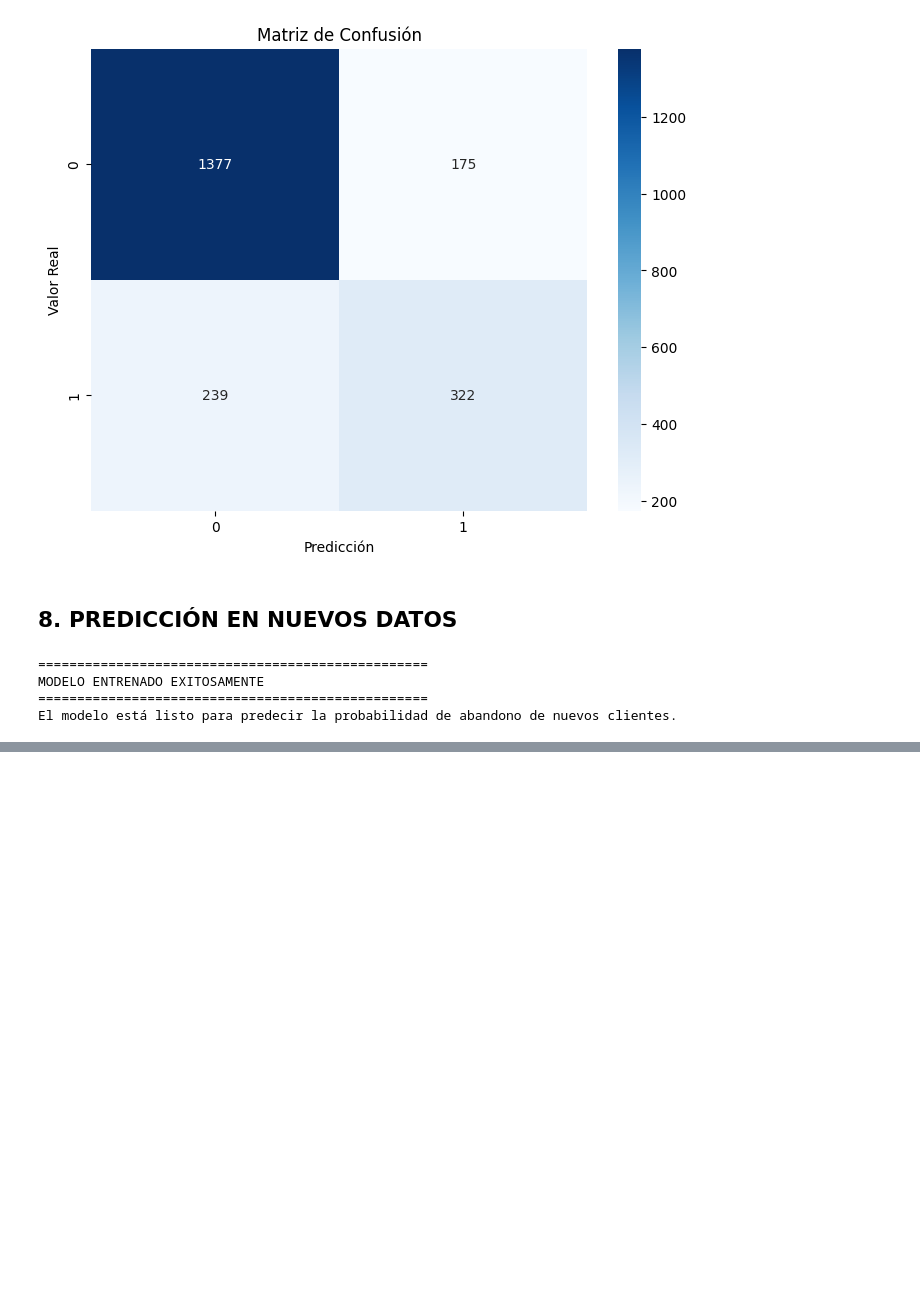
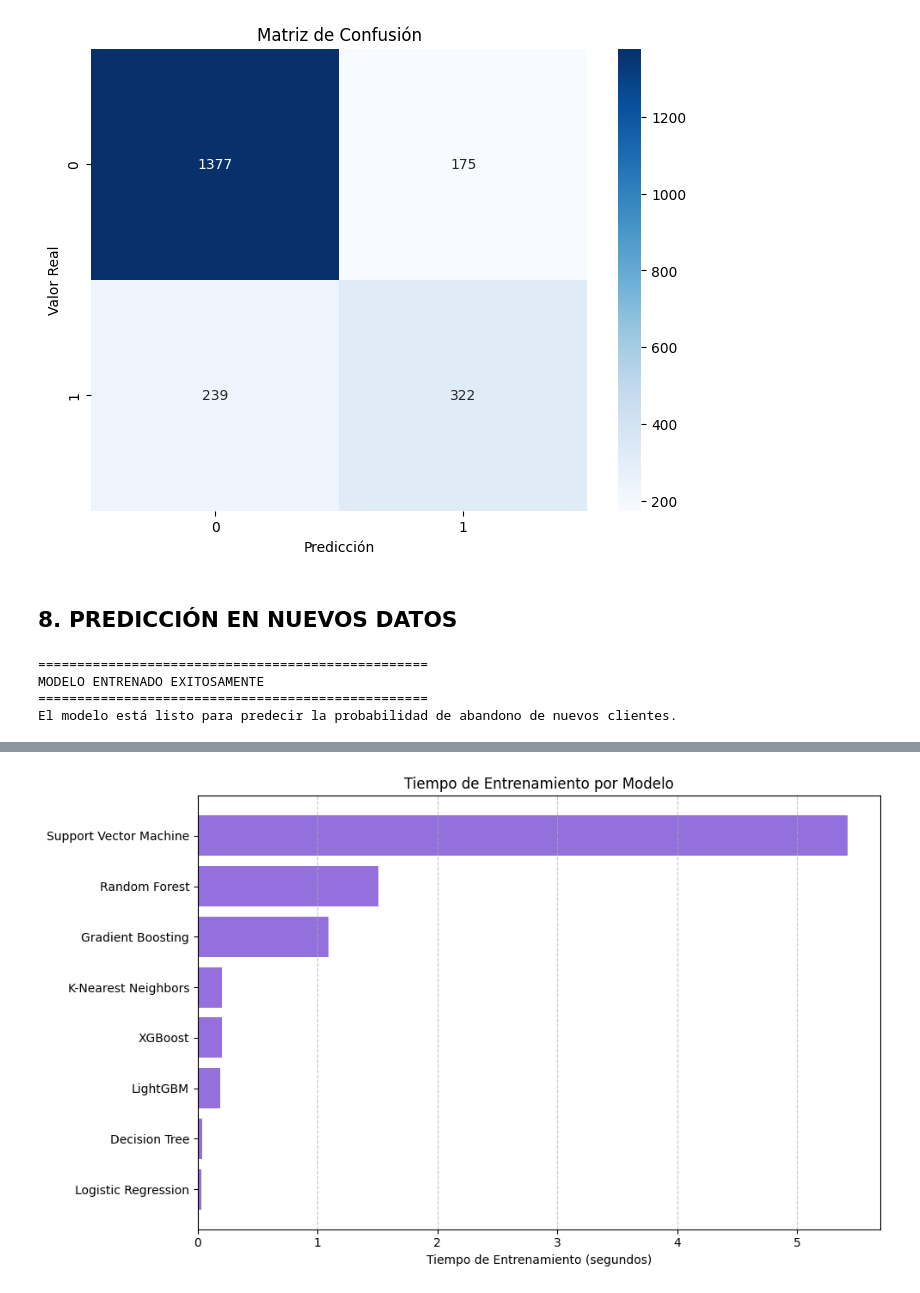
Before and after one commit to AngelTroncoso/Proyecto_telecomx2, a Jupyter notebook: telecoX.ipynb, the cells around one changed output, grey strips where cells are left out. Saved outputs shown, nothing was run; the diff lists cells and outputs as text; code cells hidden in the pictures; blank space fills up the shorter version.

```diff
--- a/telecoX.ipynb
+++ b/telecoX.ipynb
@@ -749,0 +1033,15 @@ El modelo está listo para predecir la probabilidad de abandono de nuevos client
+# %%
+# --- GRÁFICO ADICIONAL: Tiempo de Entrenamiento ---
+# Es útil ver el tiempo que tarda cada modelo, especialmente los más complejos.
+plt.figure(figsize=(10, 6))
+# Ordenar por tiempo de entrenamiento para ver cuál es más rápido
+df_results_sorted_time = df_results.sort_values(by='Training Time (s)', ascending=True)
+plt.barh(df_results_sorted_time.index, df_results_sorted_time['Training Time (s)'], color='mediumpurple')
+plt.xlabel('Tiempo de Entrenamiento (segundos)')
+plt.title('Tiempo de Entrenamiento por Modelo')
+plt.grid(axis='x', linestyle='--', alpha=0.7)
+plt.tight_layout()
+plt.show() # Muestra el gráfico
+# plt.savefig('training_time_comparison.png') # Descomentar para guardar
+# %% [output]
+[figure, added]
```
Also changed, not shown: parts of 14 cells of this notebook.
